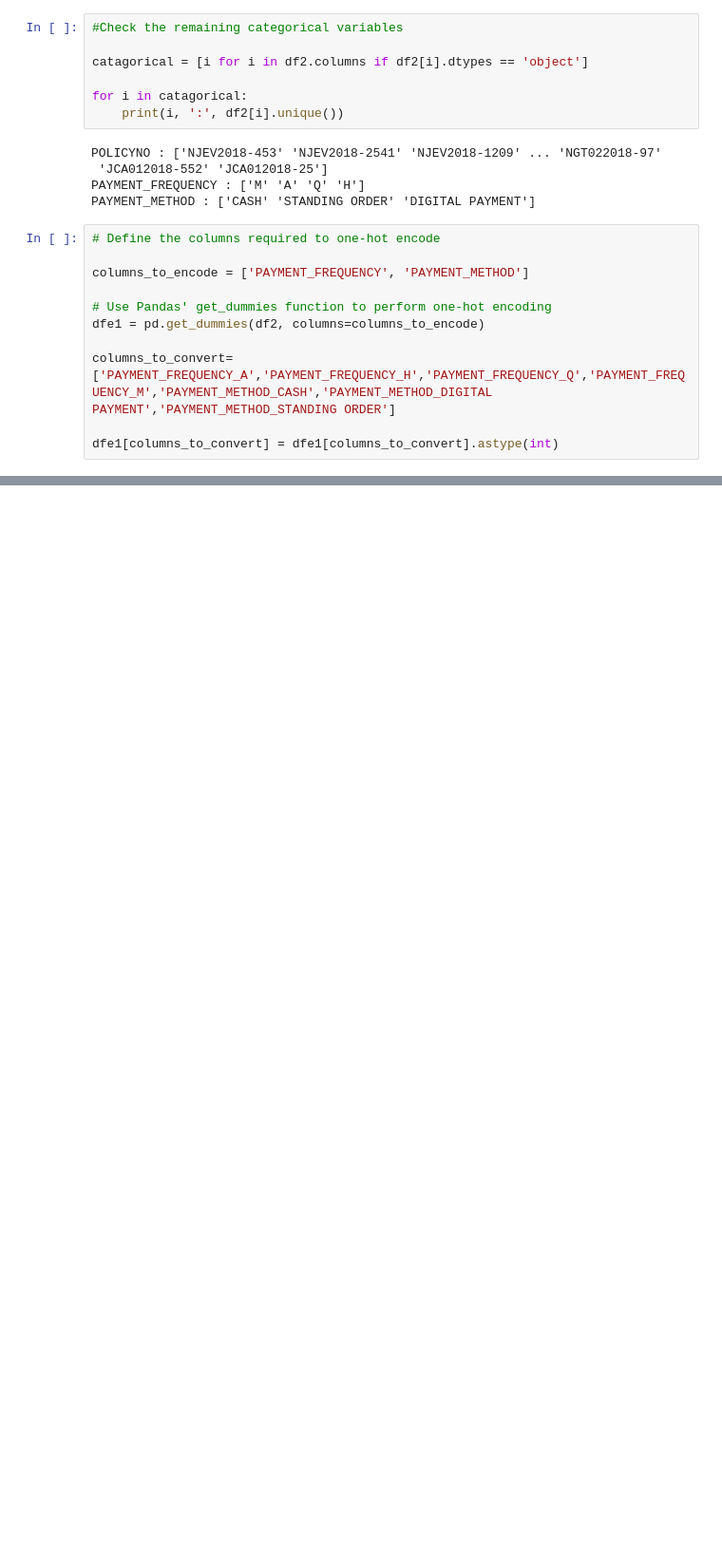
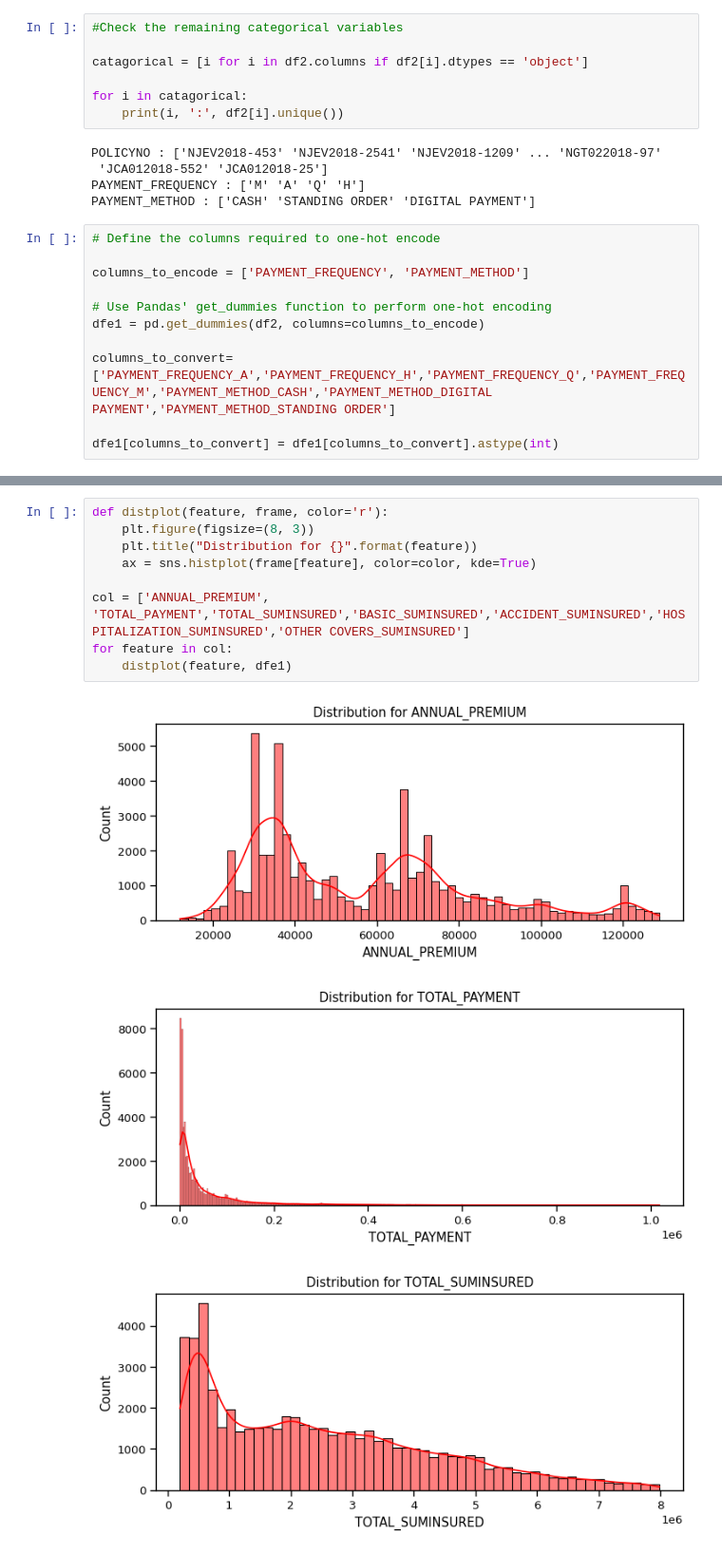
Before and after one commit to TNMedhavi/RSU50-K.A.T.N.Medhavi, a Jupyter notebook: RSU50_20249401_K.A.T.N.Medhavi.ipynb, the cells around one changed output, grey strips where cells are left out. Shown at 95% size. Drawn from its saved outputs; the diff is of its cells as text; blank space fills up the shorter version.

```diff
--- a/RSU50_20249401_K.A.T.N.Medhavi.ipynb
+++ b/RSU50_20249401_K.A.T.N.Medhavi.ipynb
@@ -894 +901,14 @@ memory usage: 9.5 MB
 None
+# %%
+def distplot(feature, frame, color='r'):
+    plt.figure(figsize=(8, 3))
+    plt.title("Distribution for {}".format(feature))
+    ax = sns.histplot(frame[feature], color=color, kde=True)
+
+col = ['ANNUAL_PREMIUM', 'TOTAL_PAYMENT','TOTAL_SUMINSURED','BASIC_SUMINSURED','ACCIDENT_SUMINSURED','HOSPITALIZATION_SUMINSURED','OTHER COVERS_SUMINSURED']
+for feature in col:
+    distplot(feature, dfe1)
+# %% [output]
+[figure, added]
+[figure, added]
+[figure, added]
```
Also changed, not shown: parts of 44 cells of this notebook.
